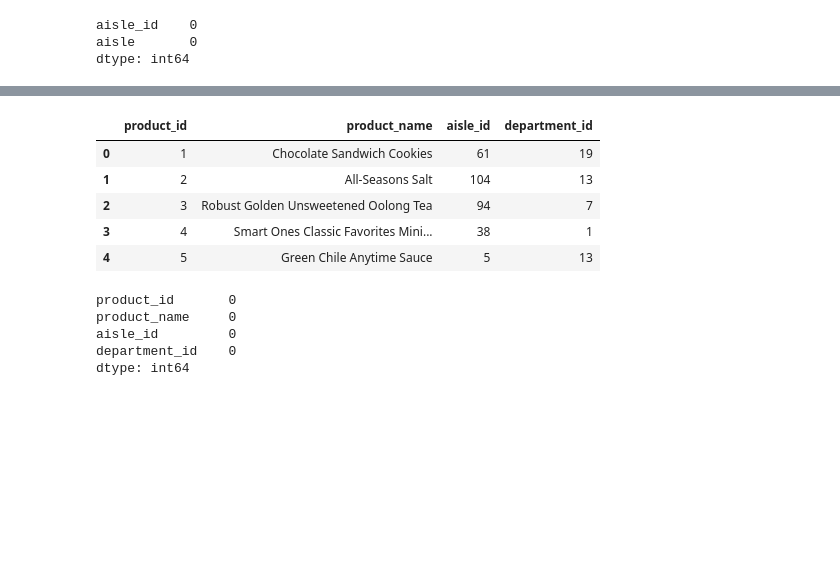
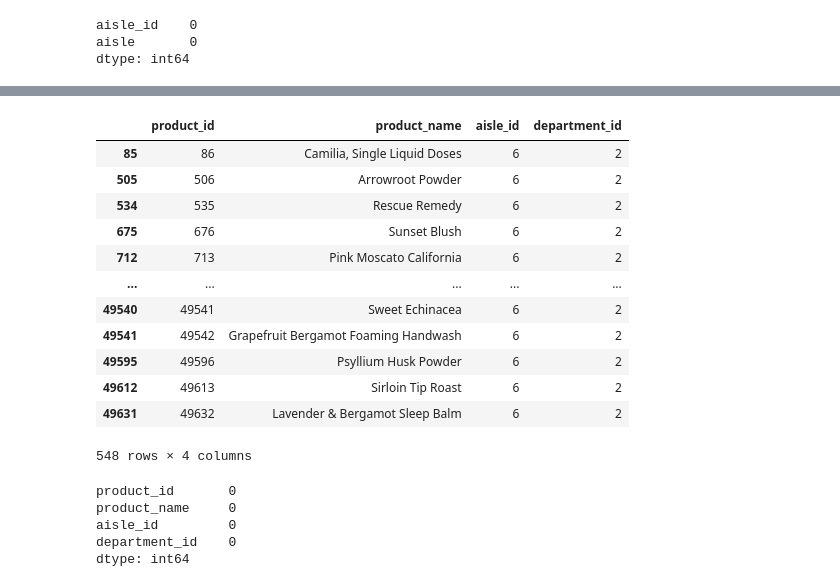
Before and after one commit to aniket1899/Instacart-MBA-RFM, a Jupyter notebook: instacart-market-basket-analysis/Analysis_pre.ipynb, the cells around one changed output, grey strips where cells are left out. Cells and saved outputs as stored; diff of their text form; code cells hidden in the pictures; blank space fills up the shorter version.

```diff
--- a/instacart-market-basket-analysis/Analysis_pre.ipynb
+++ b/instacart-market-basket-analysis/Analysis_pre.ipynb
@@ -27,14 +35,21 @@ departments.describe()
 # %%
 products = pd.read_csv('products.csv')
 # %%
-products.head()
+products[products['department_id']==2]
 # %% [output]
 |  | product_id | product_name | aisle_id | department_id |
-| 0 | 1 | Chocolate Sandwich Cookies | 61 | 19 |
-| 1 | 2 | All-Seasons Salt | 104 | 13 |
-| 2 | 3 | Robust Golden Unsweetened Oolong Tea | 94 | 7 |
-| 3 | 4 | Smart Ones Classic Favorites Mini... | 38 | 1 |
-| 4 | 5 | Green Chile Anytime Sauce | 5 | 13 |
+| 85 | 86 | Camilia, Single Liquid Doses | 6 | 2 |
+| 505 | 506 | Arrowroot Powder | 6 | 2 |
+| 534 | 535 | Rescue Remedy | 6 | 2 |
+| 675 | 676 | Sunset Blush | 6 | 2 |
+| 712 | 713 | Pink Moscato California | 6 | 2 |
+| ... | ... | ... | ... | ... |
+| 49540 | 49541 | Sweet Echinacea | 6 | 2 |
+| 49541 | 49542 | Grapefruit Bergamot Foaming Handwash | 6 | 2 |
+| 49595 | 49596 | Psyllium Husk Powder | 6 | 2 |
+| 49612 | 49613 | Sirloin Tip Roast | 6 | 2 |
+| 49631 | 49632 | Lavender & Bergamot Sleep Balm | 6 | 2 |
+548 rows × 4 columns
 # %%
 products.isnull().sum()
 # %% [output]
```
Also changed, not shown: parts of 4 cells of this notebook, 11 other files.
